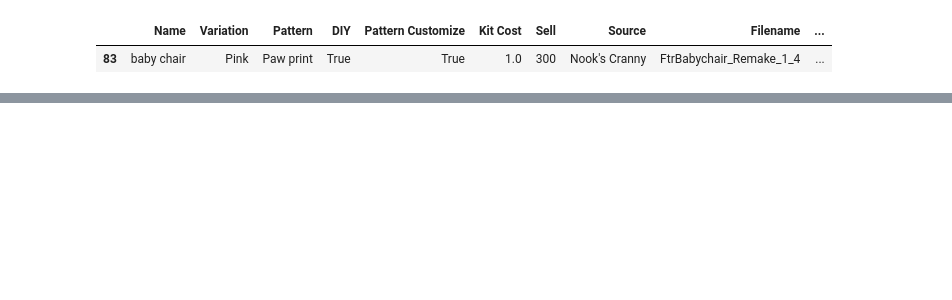
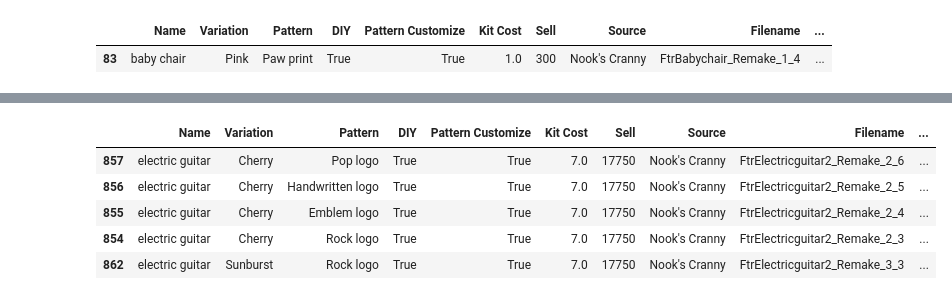
Before and after one commit to OnishchenkoDaria/data-processing-labs, a Jupyter notebook: sample.ipynb, the cells around one changed output, grey strips where cells are left out. Saved outputs shown, nothing was run; the diff lists cells and outputs as text; code cells hidden in the pictures; blank space fills up the shorter version.

```diff
--- a/sample.ipynb
+++ b/sample.ipynb
@@ -215,0 +244,9 @@ df[(df['Variation'] == 'Pink') & (df['Pattern'].str.contains('print', case=False
+# %%
+kit_cost_higher_than_5.sort_values('Sell', ascending=False).head()
+# %% [output]
+|  | Name | Variation | Pattern | DIY | Pattern Customize | Kit Cost | Sell | Source | Filename | ... |
+| 857 | electric guitar | Cherry | Pop logo | True | True | 7.0 | 17750 | Nook's Cranny | FtrElectricguitar2_Remake_2_6 | ... |
+| 856 | electric guitar | Cherry | Handwritten logo | True | True | 7.0 | 17750 | Nook's Cranny | FtrElectricguitar2_Remake_2_5 | ... |
+| 855 | electric guitar | Cherry | Emblem logo | True | True | 7.0 | 17750 | Nook's Cranny | FtrElectricguitar2_Remake_2_4 | ... |
+| 854 | electric guitar | Cherry | Rock logo | True | True | 7.0 | 17750 | Nook's Cranny | FtrElectricguitar2_Remake_2_3 | ... |
+| 862 | electric guitar | Sunburst | Rock logo | True | True | 7.0 | 17750 | Nook's Cranny | FtrElectricguitar2_Remake_3_3 | ... |
```
Also changed, not shown: parts of 6 cells of this notebook.
